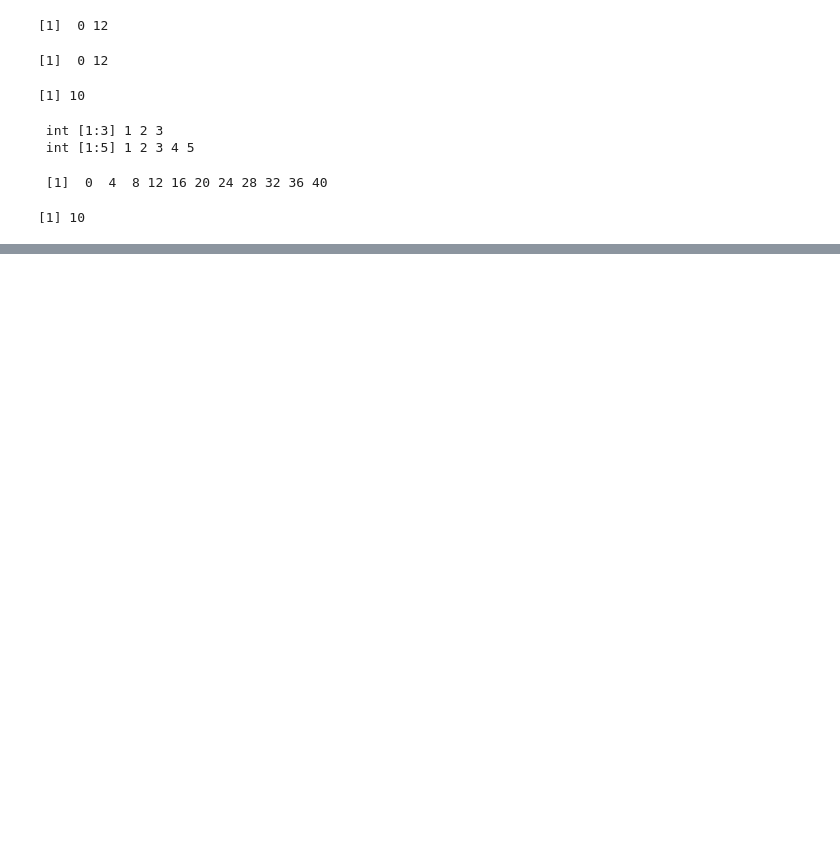
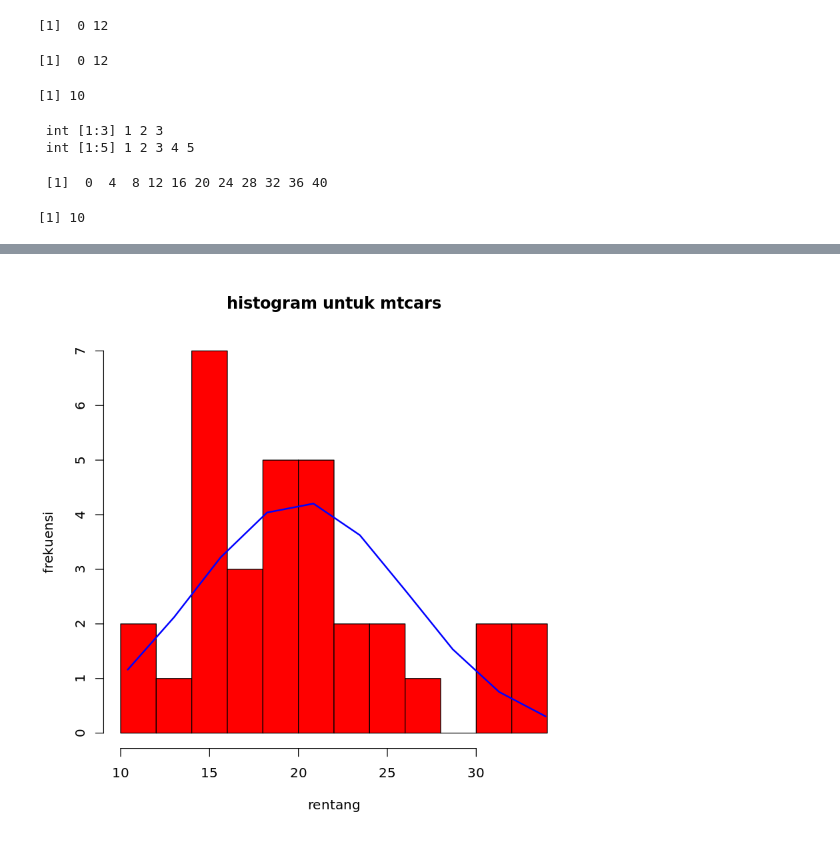
Before and after one commit to mh4nx7net/PracticeR, a Jupyter notebook: Ilmu-Data/Training Pemrograman R - Sesi 6.ipynb, the cells around one changed output, grey strips where cells are left out. Drawn from its saved outputs; the diff is of its cells as text; code cells hidden in the pictures; blank space fills up the shorter version.

```diff
--- a/Ilmu-Data/Training Pemrograman R - Sesi 6.ipynb
+++ b/Ilmu-Data/Training Pemrograman R - Sesi 6.ipynb
@@ -159,0 +190,32 @@ displayP3 <- function(){
+# %%
+data_observ = mtcars$mpg
+# seq(min(data_observ),max(data_observ),length=10)
+displayHistogram = function(){
+    histoku = hist(
+        data_observ,
+        breaks = 12,
+        col = "red",
+        main = "histogram untuk mtcars",
+        ylab = "frekuensi",
+        xlab = "rentang"
+    )
+    xfit = seq(
+        min(data_observ),
+        max(data_observ),
+        length=10
+    )
+    ?dnorm #baca aku !!
+    ?sd #baca aku lagi!!
+    yfit = dnorm(
+        xfit,
+        mean=mean(data_observ),
+        sd=sd(data_observ)
+    )
+    #try offerfiting on histochart bar value
+
+    yfit = yfit*diff(histoku$mids[1:2]*length(data_observ))
+    lines(xfit,yfit,col = "blue",lwd = 2)
+}
+displayHistogram()
+# %% [output]
+[figure, added]
```
Also changed, not shown: parts of 9 cells of this notebook.
